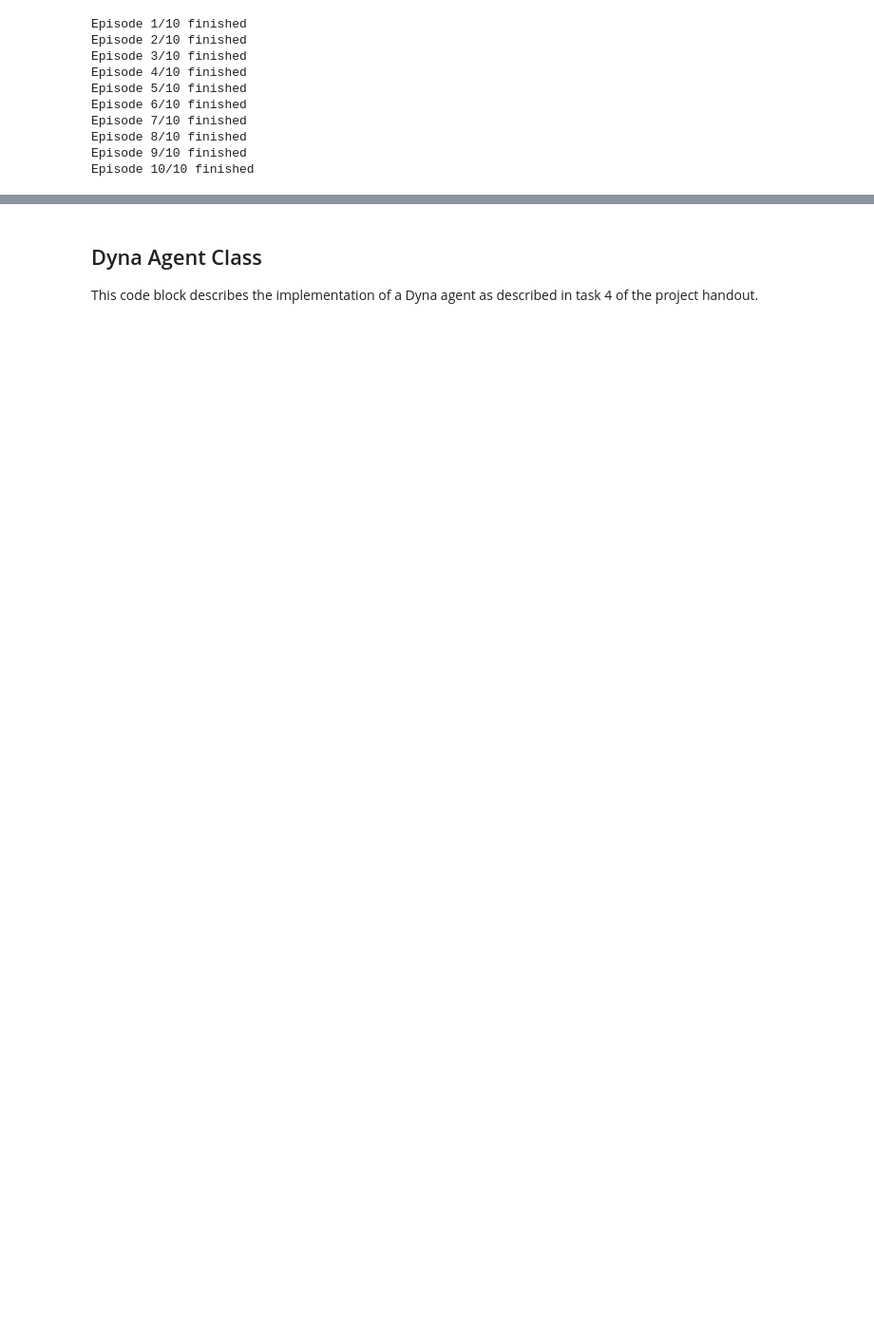
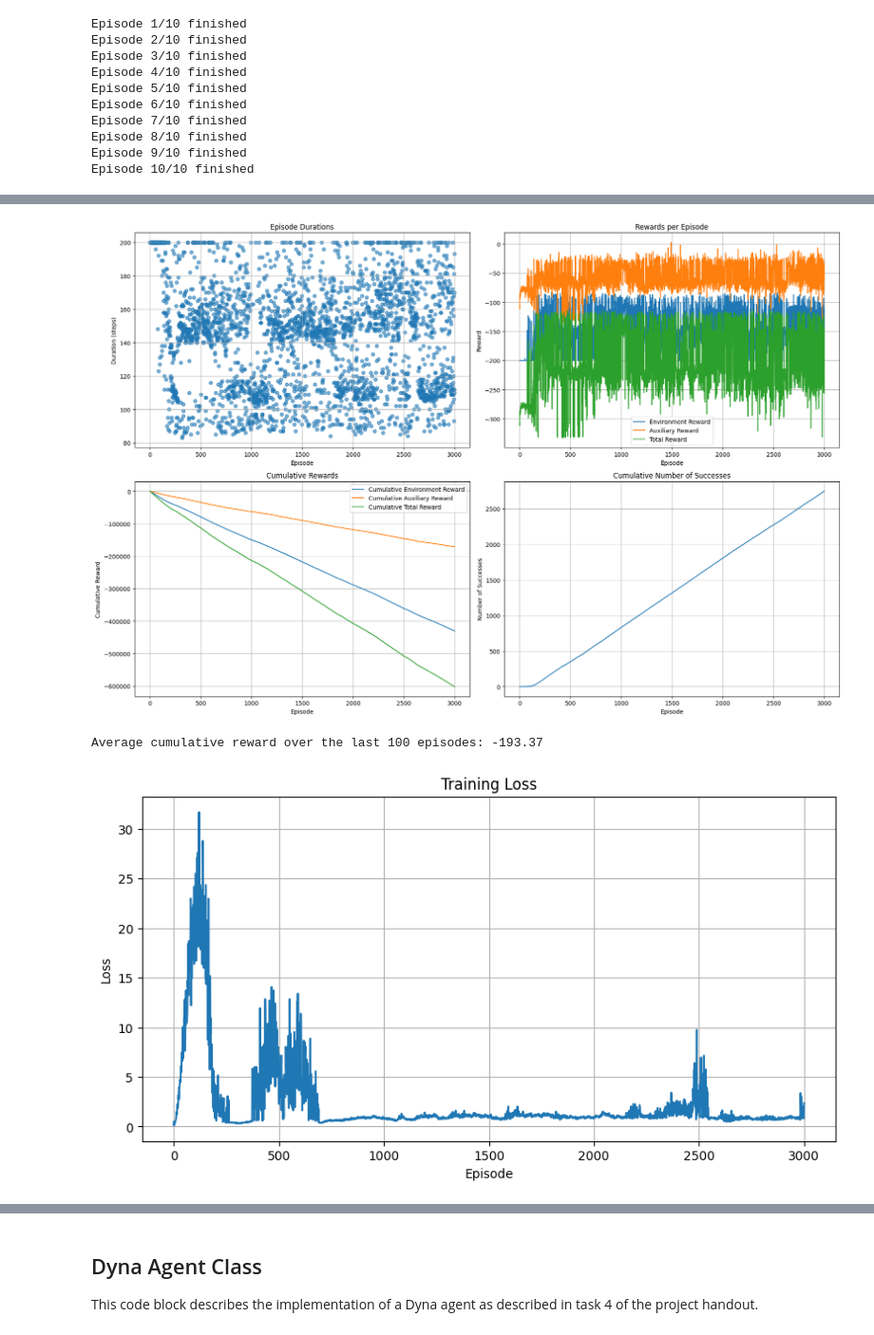
Before and after one commit to MaeMilc/EPFL_Reinforcement-Learning-Project_Mountain-Car, a Jupyter notebook: main.ipynb, the cells around one changed output, grey strips where cells are left out. Shown at 95% size. Cells and saved outputs as stored; diff of their text form; code cells hidden in the pictures; blank space fills up the shorter version.

```diff
--- a/main.ipynb
+++ b/main.ipynb
@@ -446,0 +606,64 @@ def tain_dqn(agent, env, num_episodes=1000):
+# %%
+# Plotting results
+plt.figure(figsize=(18, 12))
+
+# Episode durations
+plt.subplot(2, 2, 1)
+plt.scatter(range(len(episode_durations)), episode_durations, alpha=0.6)
+plt.title('Episode Durations')
+plt.xlabel('Episode')
+plt.ylabel('Duration (steps)')
+plt.grid()
+
+# Rewards
+plt.subplot(2, 2, 2)
+plt.plot(episode_rewards, label='Environment Reward')
+plt.plot(episode_auxiliary_rewards, label='Auxiliary Reward')
+plt.plot(episode_total_rewards, label='Total Reward')
+plt.title('Rewards per Episode')
+plt.xlabel('Episode')
+plt.ylabel('Reward')
+plt.legend()
+plt.grid()
+
+# Cumulative rewards
+plt.subplot(2, 2, 3)
+cumulative_env_rewards = np.cumsum(episode_rewards)
+cumulative_aux_rewards = np.cumsum(episode_auxiliary_rewards)
+cumulative_total_rewards = np.cumsum(episode_total_rewards)
+plt.plot(cumulative_env_rewards, label='Cumulative Environment Reward')
+plt.plot(cumulative_aux_rewards, label='Cumulative Auxiliary Reward')
+plt.plot(cumulative_total_rewards, label='Cumulative Total Reward')
+plt.title('Cumulative Rewards')
+plt.xlabel('Episode')
+plt.ylabel('Cumulative Reward')
+plt.legend()
+plt.grid()
+
+# Cumulative number of successes
+plt.subplot(2, 2, 4)
+plt.plot(cumulative_successes)
+plt.title('Cumulative Number of Successes')
+plt.xlabel('Episode')
+plt.ylabel('Number of Successes')
+plt.grid()
+
+plt.tight_layout()
+plt.show()
+
+# Calculate and print average cumulative reward over the last 100 episodes
+average_cumulative_reward = np.mean(episode_total_rewards[-100:])
+print(f"Average cumulative reward over the last 100 episodes: {average_cumulative_reward:.2f}")
+
+# Plot training loss
+plt.figure(figsize=(10, 5))
+plt.plot(losses)
+plt.title('Training Loss')
+plt.xlabel('Episode')
+plt.ylabel('Loss')
+plt.grid()
+plt.show()
+# %% [output]
+[figure, added]
+Average cumulative reward over the last 100 episodes: -193.37
+[figure, added]
```
Also changed, not shown: parts of 16 cells of this notebook.
